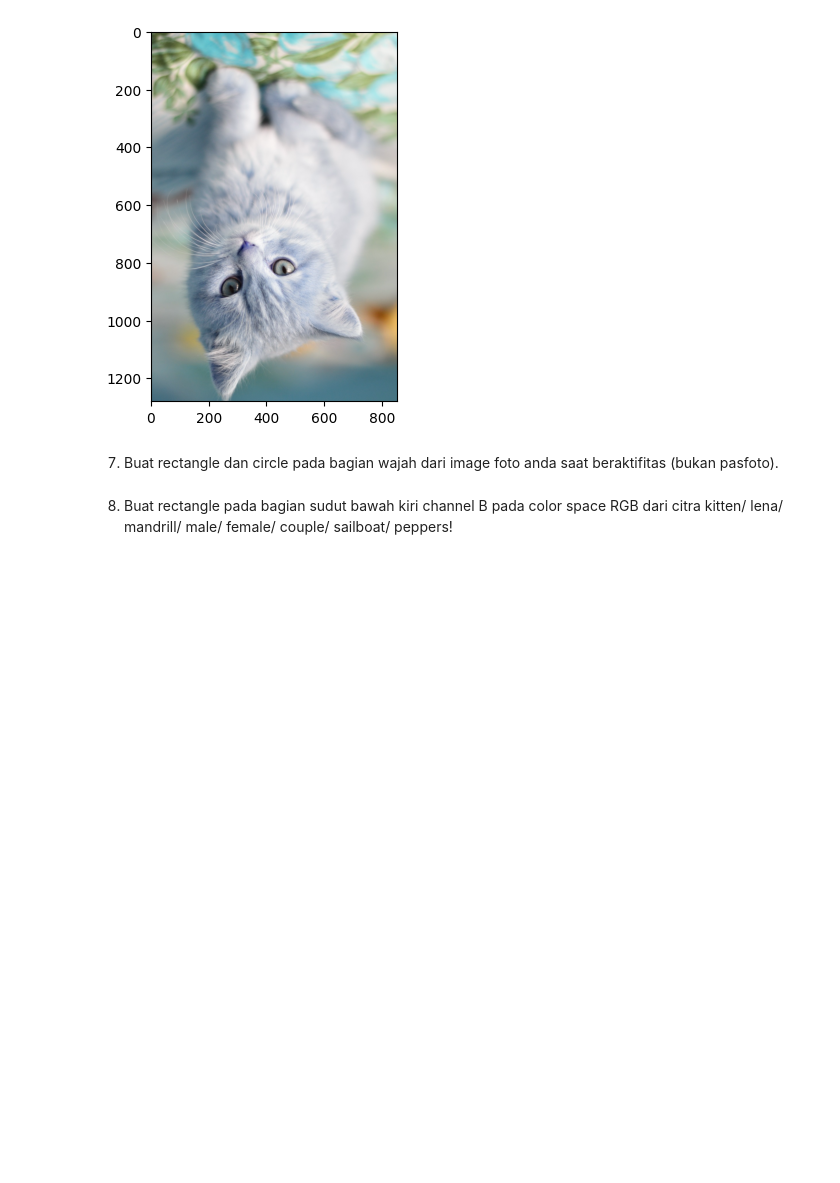
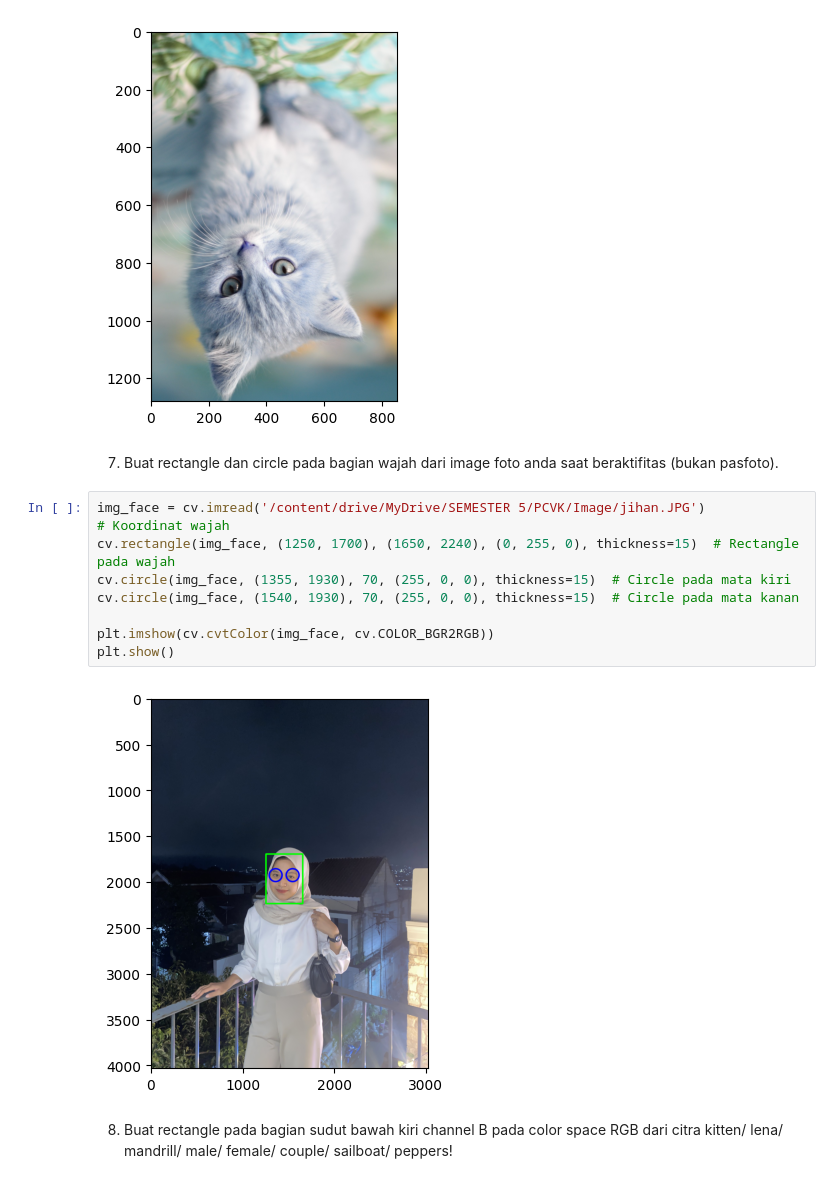
Before and after one commit to jihankaruniaa/PCVK_Ganjil_2024, a Jupyter notebook: Modul_2.ipynb, the cells around one changed output. Saved outputs shown, nothing was run; the diff lists cells and outputs as text; blank space fills up the shorter version.

```diff
--- a/Modul_2.ipynb
+++ b/Modul_2.ipynb
@@ -301,5 +301,16 @@ plt.imshow(image5)
 [figure]
 # %% [markdown]
 7. Buat rectangle dan circle pada bagian wajah dari image foto anda saat beraktifitas (bukan pasfoto).
+# %%
+img_face = cv.imread('/content/drive/MyDrive/SEMESTER 5/PCVK/Image/jihan.JPG')
+# Koordinat wajah
+cv.rectangle(img_face, (1250, 1700), (1650, 2240), (0, 255, 0), thickness=15)  # Rectangle pada wajah
+cv.circle(img_face, (1355, 1930), 70, (255, 0, 0), thickness=15)  # Circle pada mata kiri
+cv.circle(img_face, (1540, 1930), 70, (255, 0, 0), thickness=15)  # Circle pada mata kanan
+
+plt.imshow(cv.cvtColor(img_face, cv.COLOR_BGR2RGB))
+plt.show()
+# %% [output]
+[figure, added]
 # %% [markdown]
 8. Buat rectangle pada bagian sudut bawah kiri channel B pada color space RGB dari citra kitten/ lena/ mandrill/ male/ female/ couple/ sailboat/ peppers!
```
Also changed, not shown: parts of 4 cells of this notebook.
